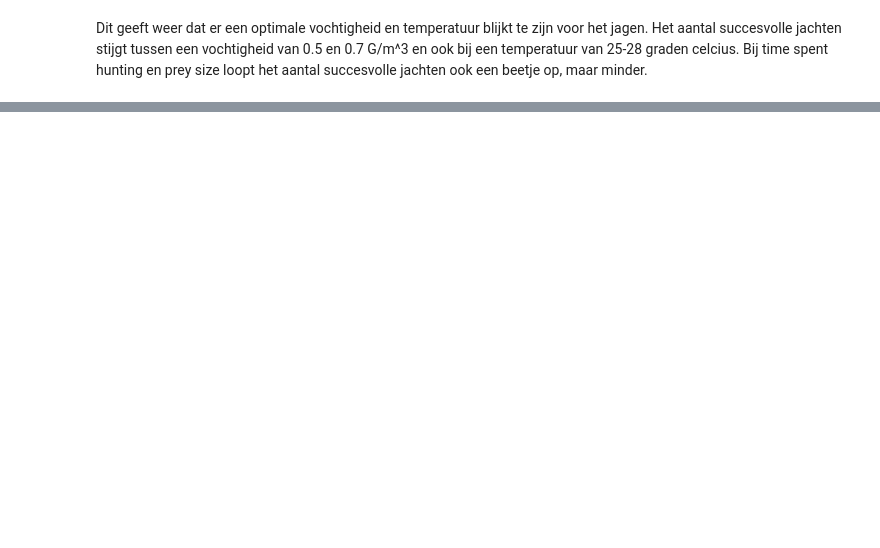
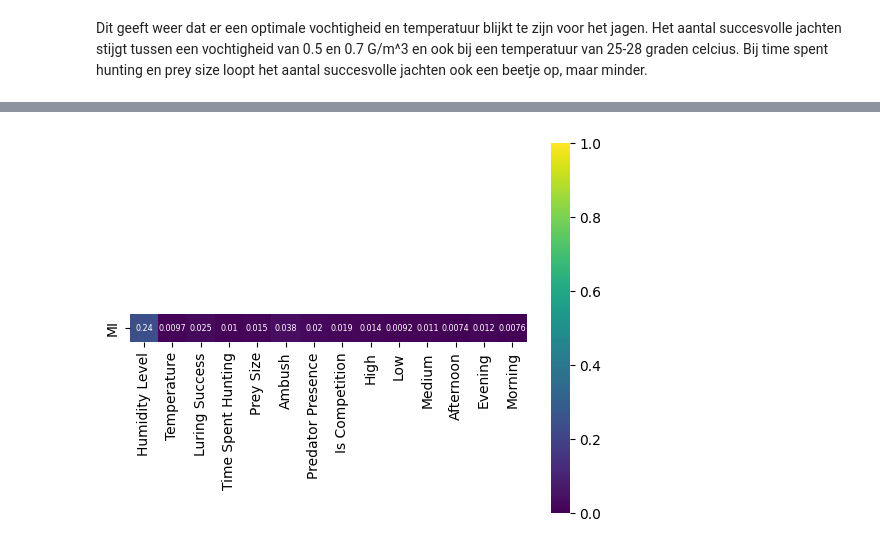
Before and after one commit to RamonReilman/hunting_mantis_ml, a Jupyter notebook: EDA.ipynb, the cells around one changed output, grey strips where cells are left out. Saved outputs shown, nothing was run; the diff lists cells and outputs as text; code cells hidden in the pictures; blank space fills up the shorter version.

Commit message:
Working on model/feature select

```diff
--- a/EDA.ipynb
+++ b/EDA.ipynb
@@ -174,0 +222,9 @@ for i in range(0,2):
+# %%
+from sklearn.feature_selection import mutual_info_classif
+one_hot_food = pd.get_dummies(hunting_data["Food Availability"])
+one_hot_time = pd.get_dummies(hunting_data["Time of Day"])
+X = hunting_data.drop(["Time of Day", "Food Availability", "Hunting Success"], axis=1).join([one_hot_food, one_hot_time])
+y = hunting_data["Hunting Success"]
+mi = mutual_info_classif(X,y)
+mi_df = pd.DataFrame(mi, index=X.columns, columns=["MI"])
+mi_df
@@ -174,0 +247,4 @@ for i in range(0,2):
+# %%
+axs = sns.heatmap(mi_df.T, annot=True, annot_kws={"fontsize": "xx-small"}, cmap="viridis", vmin=0.0, vmax=1.0, square=True)
+# %% [output]
+[figure, added]
```
Also changed, not shown: parts of 36 cells of this notebook.
